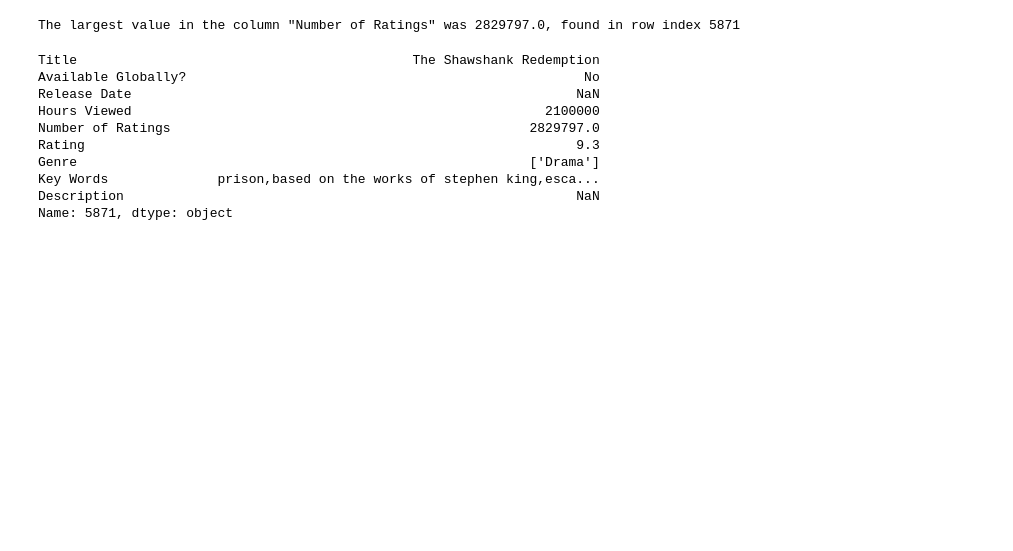
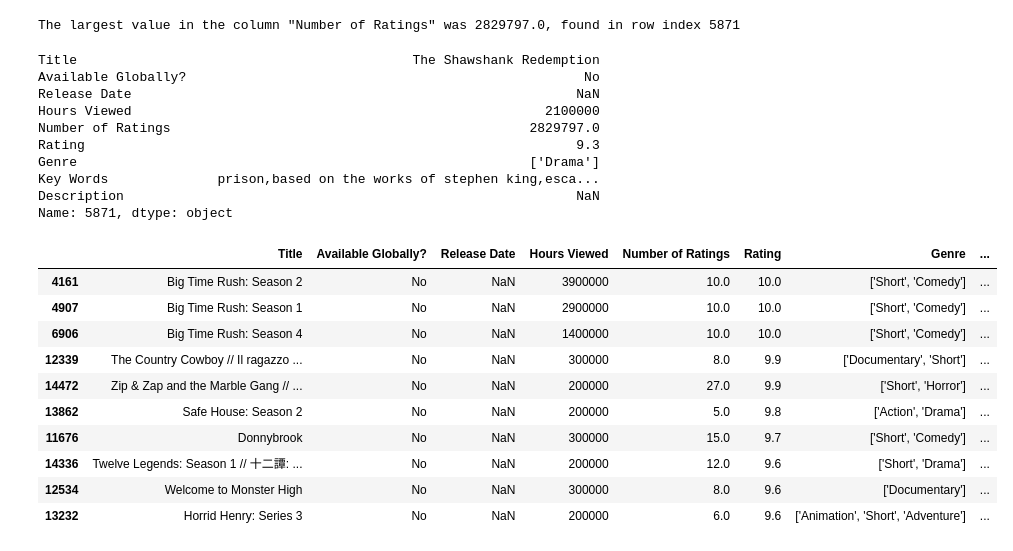
Before and after one commit to Kestrel86/netflixEDA, a Jupyter notebook: netflixEDA.ipynb, the cells around one changed output. Saved outputs shown, nothing was run; the diff lists cells and outputs as text; code cells hidden in the pictures; blank space fills up the shorter version.

```diff
--- a/netflixEDA.ipynb
+++ b/netflixEDA.ipynb
@@ -162,0 +171,14 @@ Name: 5871, dtype: object
+# %%
+df.loc[(df['Available Globally?'] == 'No')].sort_values('Rating', ascending= False).head(10)
+# %% [output]
+|  | Title | Available Globally? | Release Date | Hours Viewed | Number of Ratings | Rating | Genre | ... |
+| 4161 | Big Time Rush: Season 2 | No | NaN | 3900000 | 10.0 | 10.0 | ['Short', 'Comedy'] | ... |
+| 4907 | Big Time Rush: Season 1 | No | NaN | 2900000 | 10.0 | 10.0 | ['Short', 'Comedy'] | ... |
+| 6906 | Big Time Rush: Season 4 | No | NaN | 1400000 | 10.0 | 10.0 | ['Short', 'Comedy'] | ... |
+| 12339 | The Country Cowboy // Il ragazzo ... | No | NaN | 300000 | 8.0 | 9.9 | ['Documentary', 'Short'] | ... |
+| 14472 | Zip & Zap and the Marble Gang // ... | No | NaN | 200000 | 27.0 | 9.9 | ['Short', 'Horror'] | ... |
+| 13862 | Safe House: Season 2 | No | NaN | 200000 | 5.0 | 9.8 | ['Action', 'Drama'] | ... |
+| 11676 | Donnybrook | No | NaN | 300000 | 15.0 | 9.7 | ['Short', 'Comedy'] | ... |
+| 14336 | Twelve Legends: Season 1 // 十二譚: ... | No | NaN | 200000 | 12.0 | 9.6 | ['Short', 'Drama'] | ... |
+| 12534 | Welcome to Monster High | No | NaN | 300000 | 8.0 | 9.6 | ['Documentary'] | ... |
+| 13232 | Horrid Henry: Series 3 | No | NaN | 200000 | 6.0 | 9.6 | ['Animation', 'Short', 'Adventure'] | ... |
```
Also changed, not shown: parts of 15 cells of this notebook.
